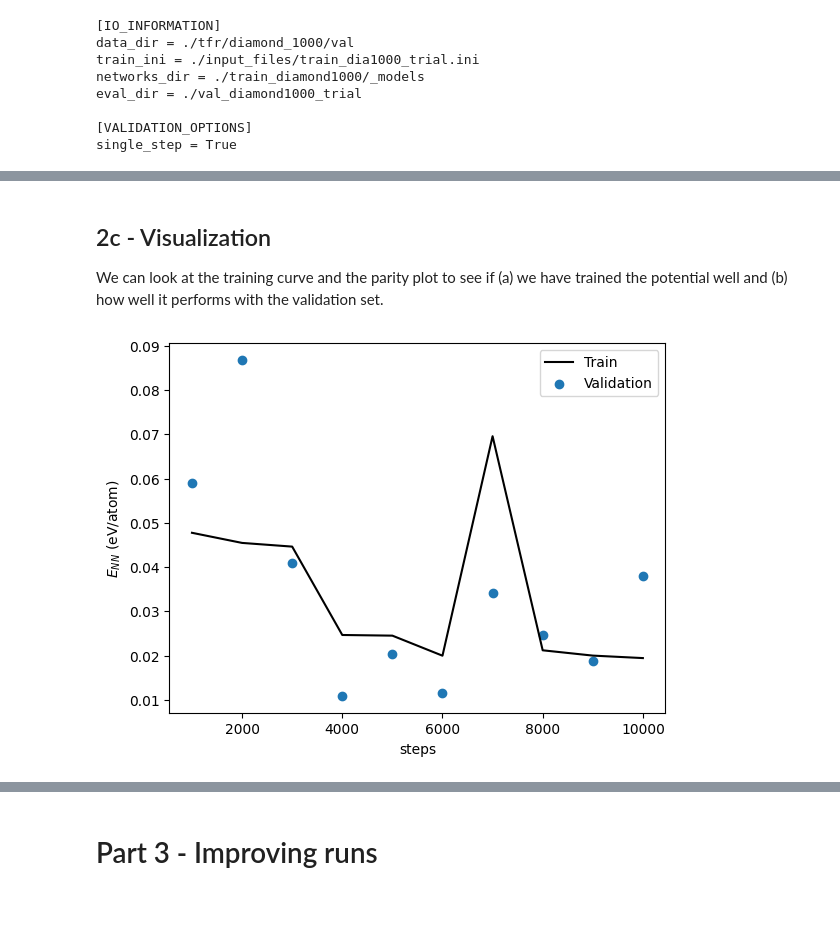
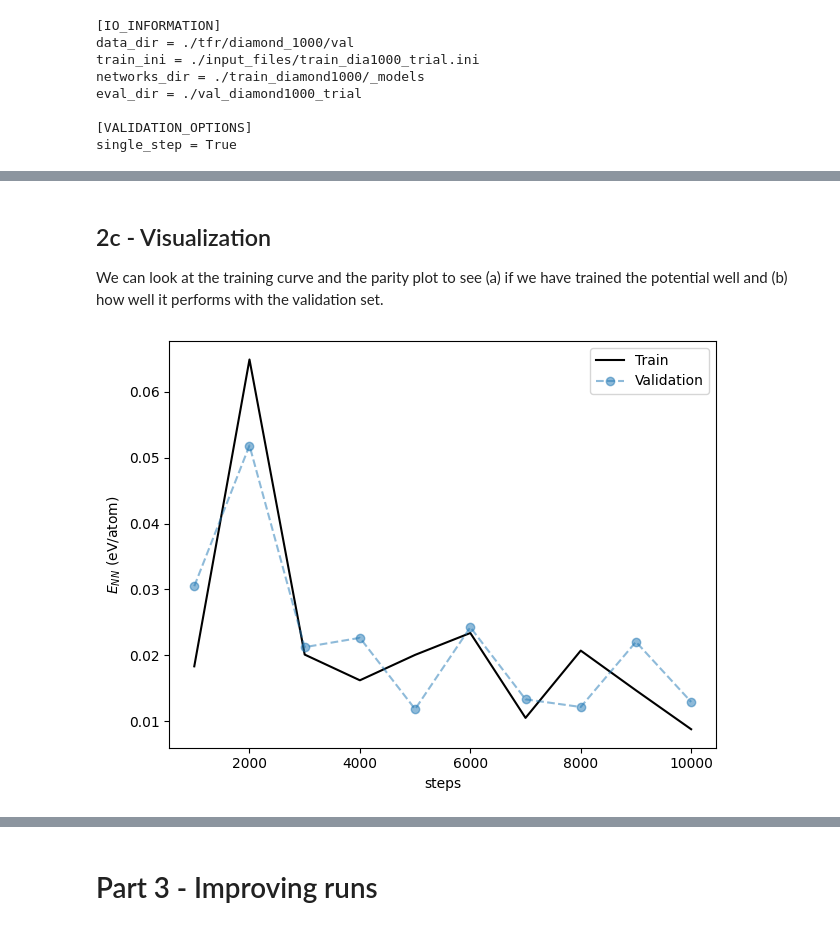
Before and after one commit to apolmiguel/how2trainyournetwork_course, a Jupyter notebook: exercise_1_carbon.ipynb, the cells around one changed output, grey strips where cells are left out. Drawn from its saved outputs; the diff is of its cells as text; code cells hidden in the pictures.

```diff
--- a/exercise_1_carbon.ipynb
+++ b/exercise_1_carbon.ipynb
@@ -294,15 +202,15 @@ INFO - ----start evaluation----
 # %% [markdown]
 ## 2c - Visualization
 
-We can look at the training curve and the parity plot to see if (a) we have trained the potential well and (b) how well it performs with the validation set.
+We can look at the training curve and the parity plot to see (a) if we have trained the potential well and (b) how well it performs with the validation set.
 # %%
-df_trial = pd.read_csv('train_diamond1000_trial/metrics.dat', delim_whitespace=True)
+df_trial = pd.read_csv('train_diamond1000/metrics.dat', delim_whitespace=True)
 plt.plot(df_trial['tot_st'], df_trial['MAE/at'], color='k', label='Train')
-plt.scatter(df_trial['tot_st'], df_trial['val_MAE/at'], label='Validation')
+plt.plot(df_trial['tot_st'], df_trial['val_MAE/at'], 'o--', label='Validation', alpha=0.5)
 plt.ylabel(r'$E_{NN}$ (eV/atom)')
 plt.xlabel('steps')
 plt.legend()
-plt.show()
+plt.tight_layout()
 # %% [output]
-[figure, old version]
+[figure, new version]
 # %%
```
Also changed, not shown: parts of 37 cells of this notebook, 2 other files.
